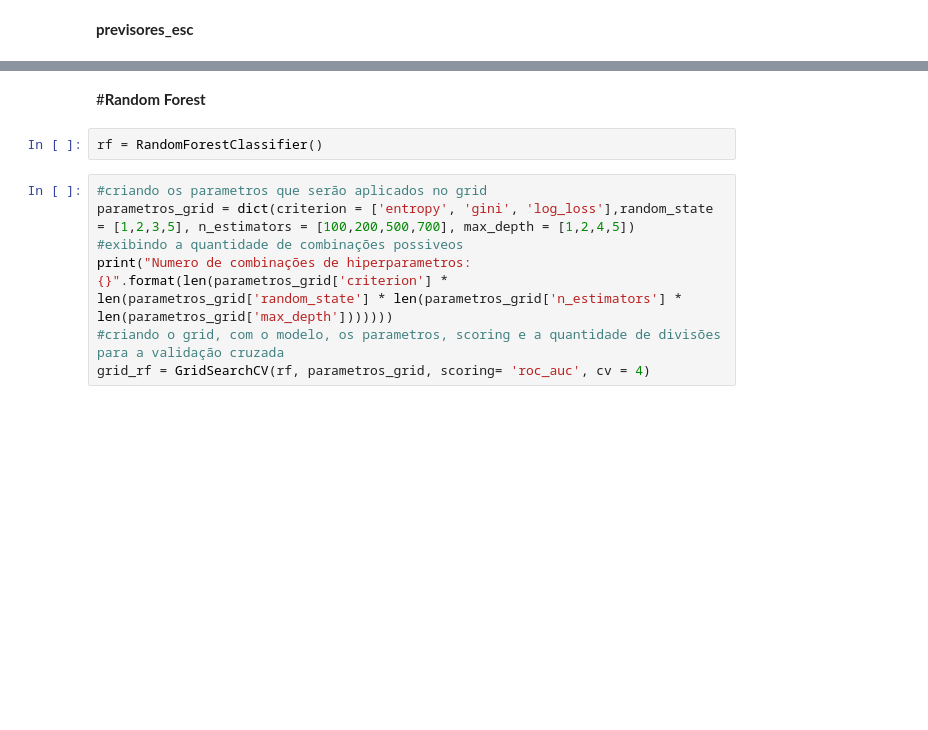
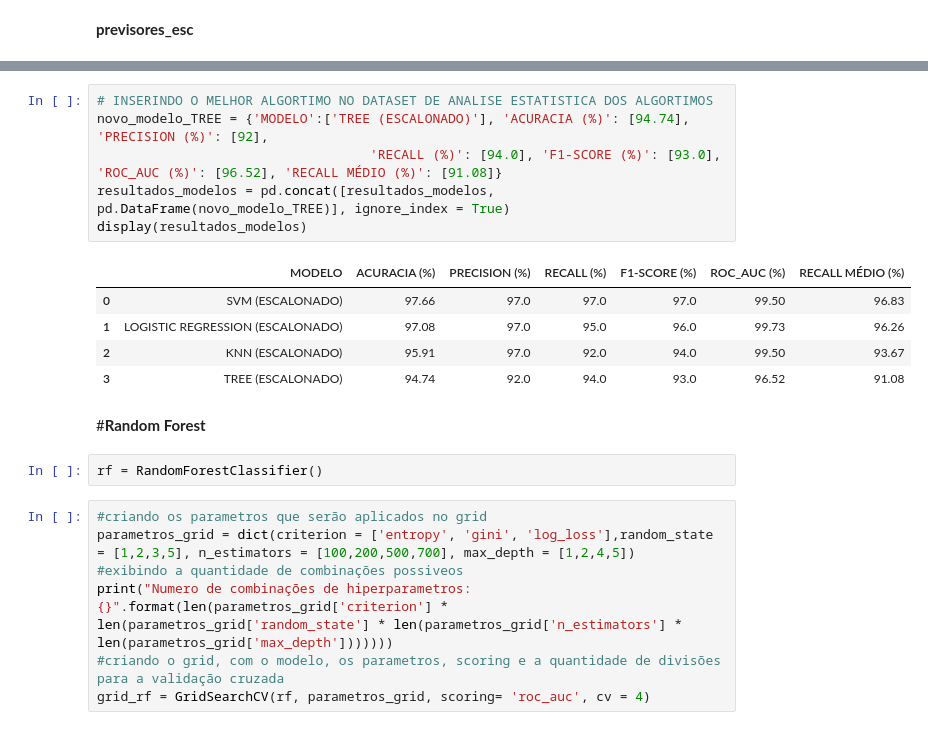
Before and after one commit to Rd-Brito13/Classificacao-do-cancer-de-mama, a Jupyter notebook: notebooks/Classificador.ipynb, the cells around one changed output, grey strips where cells are left out. Cells and saved outputs as stored; diff of their text form; blank space fills up the shorter version.

```diff
--- a/notebooks/Classificador.ipynb
+++ b/notebooks/Classificador.ipynb
@@ -2893,3 +2956,15 @@ Acurácia da validação cruzada: 94.03%
+# %%
+# INSERINDO O MELHOR ALGORTIMO NO DATASET DE ANALISE ESTATISTICA DOS ALGORTIMOS
+novo_modelo_TREE = {'MODELO':['TREE (ESCALONADO)'], 'ACURACIA (%)': [94.74], 'PRECISION (%)': [92],
+                                   'RECALL (%)': [94.0], 'F1-SCORE (%)': [93.0], 'ROC_AUC (%)': [96.52], 'RECALL MÉDIO (%)': [91.08]}
+resultados_modelos = pd.concat([resultados_modelos, pd.DataFrame(novo_modelo_TREE)], ignore_index = True)
+display(resultados_modelos)
+# %% [output]
+|  | MODELO | ACURACIA (%) | PRECISION (%) | RECALL (%) | F1-SCORE (%) | ROC_AUC (%) | RECALL MÉDIO (%) |
+| 0 | SVM (ESCALONADO) | 97.66 | 97.0 | 97.0 | 97.0 | 99.50 | 96.83 |
+| 1 | LOGISTIC REGRESSION (ESCALONADO) | 97.08 | 97.0 | 95.0 | 96.0 | 99.73 | 96.26 |
+| 2 | KNN (ESCALONADO) | 95.91 | 97.0 | 92.0 | 94.0 | 99.50 | 93.67 |
+| 3 | TREE (ESCALONADO) | 94.74 | 92.0 | 94.0 | 93.0 | 96.52 | 91.08 |
 # %% [markdown]
 #**Random Forest**
 # %%
```
Also changed, not shown: parts of 26 cells of this notebook.
